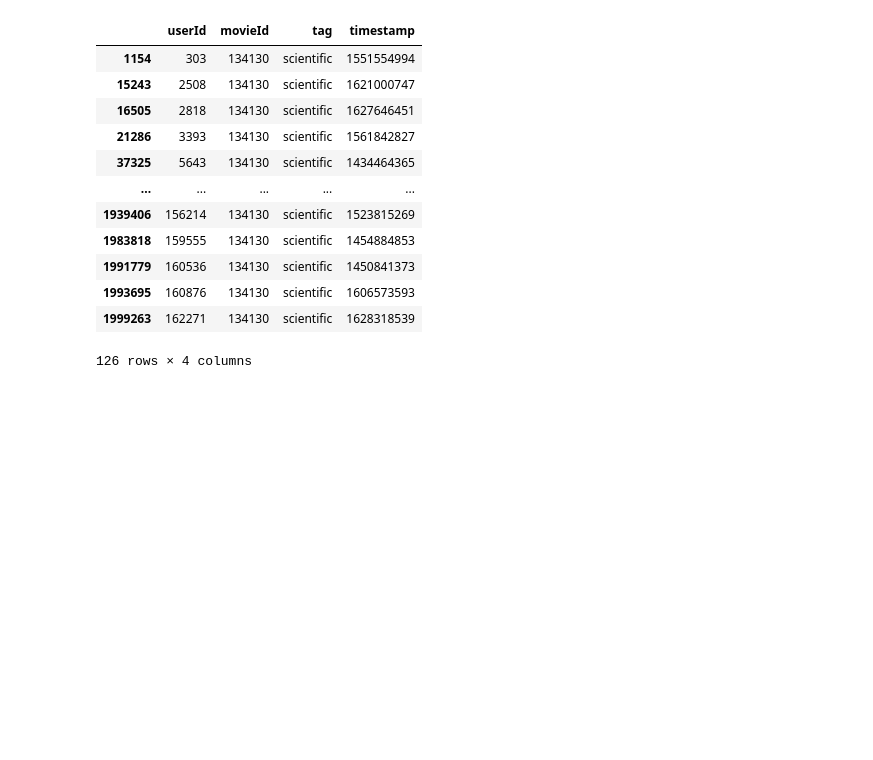
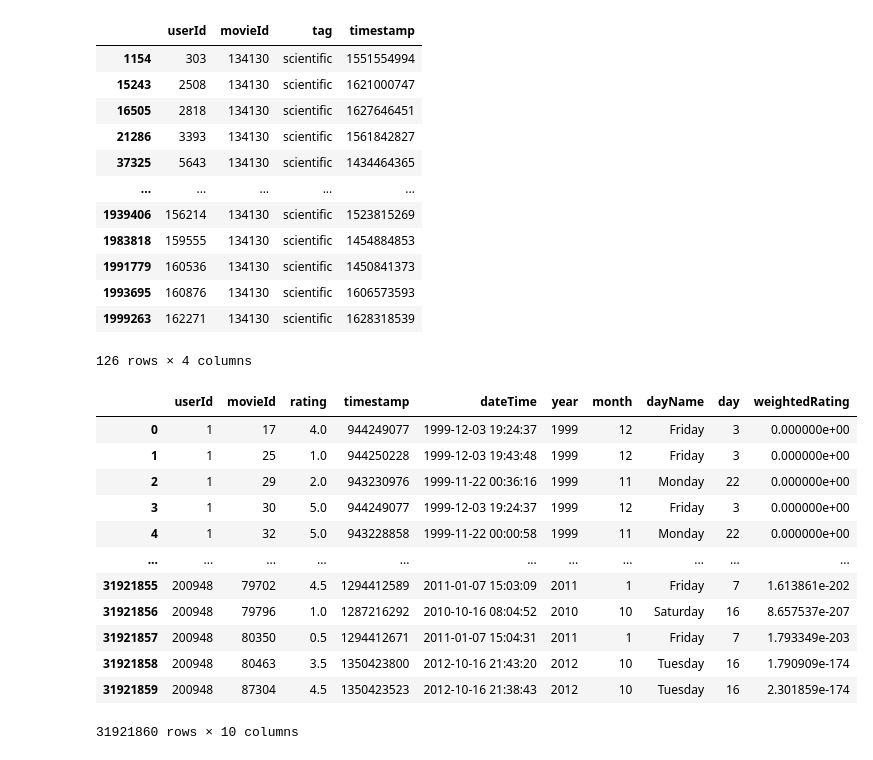
Before and after one commit to MahmoudBahar/Movie-Recommendation, a Jupyter notebook: EDA & Preprocessing.ipynb, the cells around one changed output. Saved outputs shown, nothing was run; the diff lists cells and outputs as text; code cells hidden in the pictures; blank space fills up the shorter version.

```diff
--- a/EDA & Preprocessing.ipynb
+++ b/EDA & Preprocessing.ipynb
@@ -565,0 +543,18 @@ dfMovies.to_pickle('MoviesProcessed.pkl')
+# %%
+dfRatings = pd.read_pickle("./Streamlit-offline/Data/RatingsProcessed.pkl")
+# %%
+dfRatings
+# %% [output]
+|  | userId | movieId | rating | timestamp | dateTime | year | month | dayName | day | weightedRating |
+| 0 | 1 | 17 | 4.0 | 944249077 | 1999-12-03 19:24:37 | 1999 | 12 | Friday | 3 | 0.000000e+00 |
+| 1 | 1 | 25 | 1.0 | 944250228 | 1999-12-03 19:43:48 | 1999 | 12 | Friday | 3 | 0.000000e+00 |
+| 2 | 1 | 29 | 2.0 | 943230976 | 1999-11-22 00:36:16 | 1999 | 11 | Monday | 22 | 0.000000e+00 |
+| 3 | 1 | 30 | 5.0 | 944249077 | 1999-12-03 19:24:37 | 1999 | 12 | Friday | 3 | 0.000000e+00 |
+| 4 | 1 | 32 | 5.0 | 943228858 | 1999-11-22 00:00:58 | 1999 | 11 | Monday | 22 | 0.000000e+00 |
+| ... | ... | ... | ... | ... | ... | ... | ... | ... | ... | ... |
+| 31921855 | 200948 | 79702 | 4.5 | 1294412589 | 2011-01-07 15:03:09 | 2011 | 1 | Friday | 7 | 1.613861e-202 |
+| 31921856 | 200948 | 79796 | 1.0 | 1287216292 | 2010-10-16 08:04:52 | 2010 | 10 | Saturday | 16 | 8.657537e-207 |
+| 31921857 | 200948 | 80350 | 0.5 | 1294412671 | 2011-01-07 15:04:31 | 2011 | 1 | Friday | 7 | 1.793349e-203 |
+| 31921858 | 200948 | 80463 | 3.5 | 1350423800 | 2012-10-16 21:43:20 | 2012 | 10 | Tuesday | 16 | 1.790909e-174 |
+| 31921859 | 200948 | 87304 | 4.5 | 1350423523 | 2012-10-16 21:38:43 | 2012 | 10 | Tuesday | 16 | 2.301859e-174 |
+31921860 rows × 10 columns
```
Also changed, not shown: parts of 8 cells of this notebook, 7 other files.
